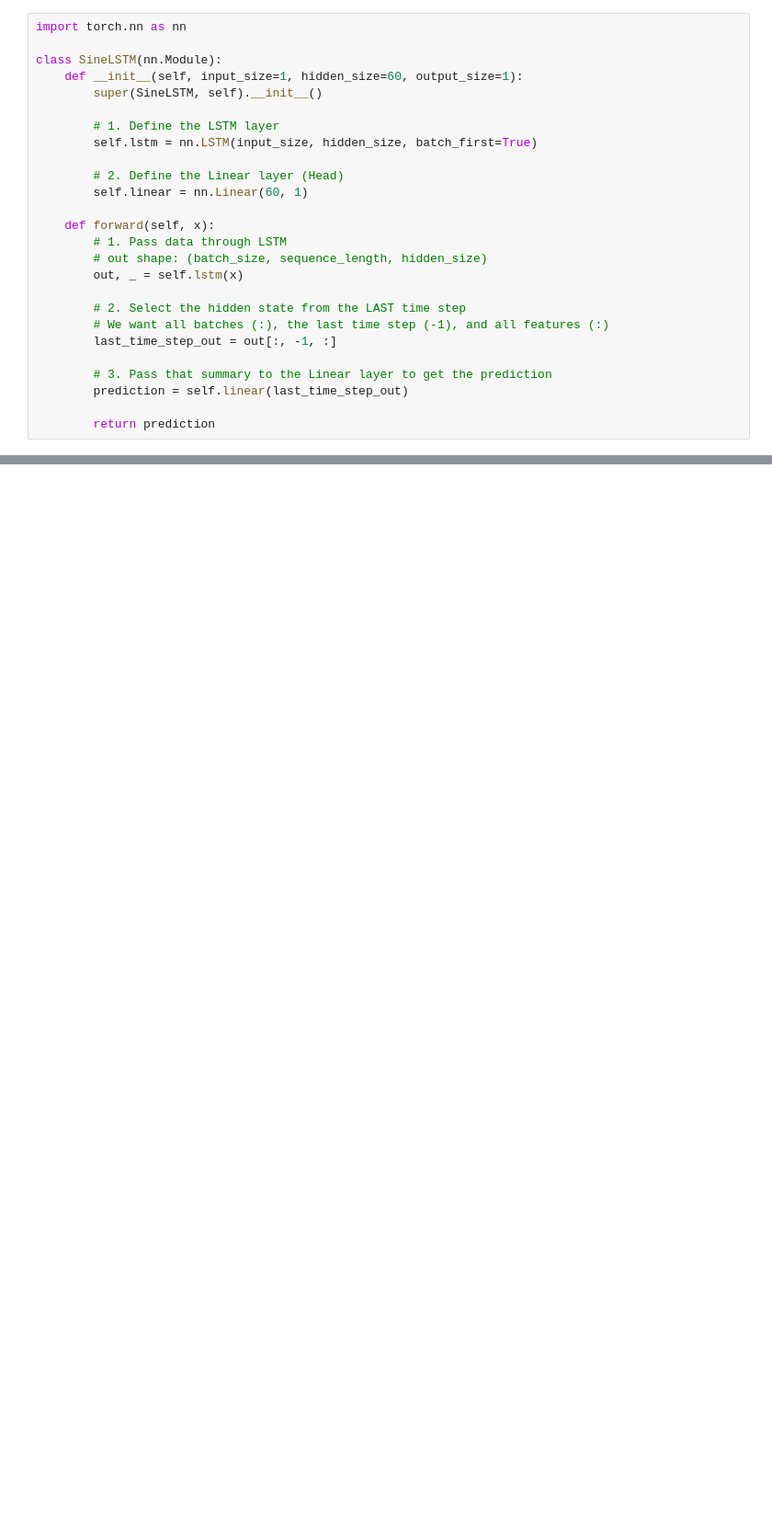
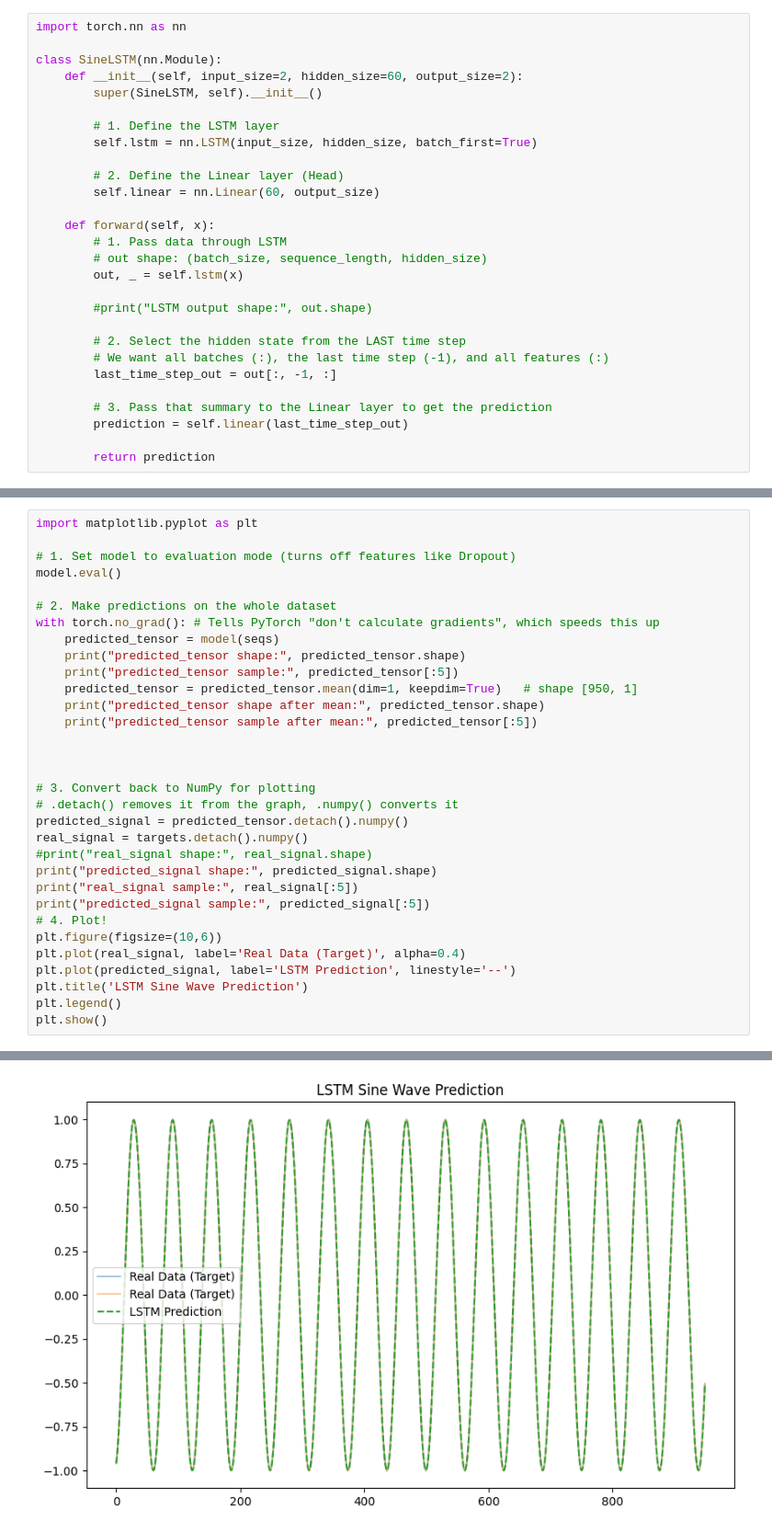
Before and after one commit to liminm/rul-lstm-rul-prediction, a Jupyter notebook: sine_wave_lstm.ipynb, the cells around one changed output, grey strips where cells are left out. Shown at 92% size. Saved outputs shown, nothing was run; the diff lists cells and outputs as text; blank space fills up the shorter version.

```diff
--- a/sine_wave_lstm.ipynb
+++ b/sine_wave_lstm.ipynb
@@ -70,19 +83,21 @@ Target sequences tensor shape: torch.Size([950])
 import torch.nn as nn
 
 class SineLSTM(nn.Module):
-    def __init__(self, input_size=1, hidden_size=60, output_size=1):
+    def __init__(self, input_size=2, hidden_size=60, output_size=2):
         super(SineLSTM, self).__init__()
 
         # 1. Define the LSTM layer
         self.lstm = nn.LSTM(input_size, hidden_size, batch_first=True)
 
         # 2. Define the Linear layer (Head)
-        self.linear = nn.Linear(60, 1)
+        self.linear = nn.Linear(60, output_size)
 
     def forward(self, x):
         # 1. Pass data through LSTM
         # out shape: (batch_size, sequence_length, hidden_size)
         out, _ = self.lstm(x)
+
+        #print("LSTM output shape:", out.shape)
 
         # 2. Select the hidden state from the LAST time step
         # We want all batches (:), the last time step (-1), and all features (:)
@@ -254,0 +185,33 @@ predicted_signal sample: [[-0.95813215]
+# %%
+import matplotlib.pyplot as plt
+
+# 1. Set model to evaluation mode (turns off features like Dropout)
+model.eval()
+
+# 2. Make predictions on the whole dataset
+with torch.no_grad(): # Tells PyTorch "don't calculate gradients", which speeds this up
+    predicted_tensor = model(seqs)
+    print("predicted_tensor shape:", predicted_tensor.shape)
+    print("predicted_tensor sample:", predicted_tensor[:5])
+    predicted_tensor = predicted_tensor.mean(dim=1, keepdim=True)   # shape [950, 1]
+    print("predicted_tensor shape after mean:", predicted_tensor.shape)
+    print("predicted_tensor sample after mean:", predicted_tensor[:5])
+
+
+
+# 3. Convert back to NumPy for plotting
+# .detach() removes it from the graph, .numpy() converts it
+predicted_signal = predicted_tensor.detach().numpy()
+real_signal = targets.detach().numpy()
+#print("real_signal shape:", real_signal.shape)
+print("predicted_signal shape:", predicted_signal.shape)
+print("real_signal sample:", real_signal[:5])
+print("predicted_signal sample:", predicted_signal[:5])
+# 4. Plot!
+plt.figure(figsize=(10,6))
+plt.plot(real_signal, label='Real Data (Target)', alpha=0.4)
+plt.plot(predicted_signal, label='LSTM Prediction', linestyle='--')
+plt.title('LSTM Sine Wave Prediction')
+plt.legend()
+plt.show()
+# %% [output]
@@ -254,0 +235 @@ predicted_signal sample: [[-0.95813215]
+[figure, added]
```
Also changed, not shown: parts of 9 cells of this notebook.
